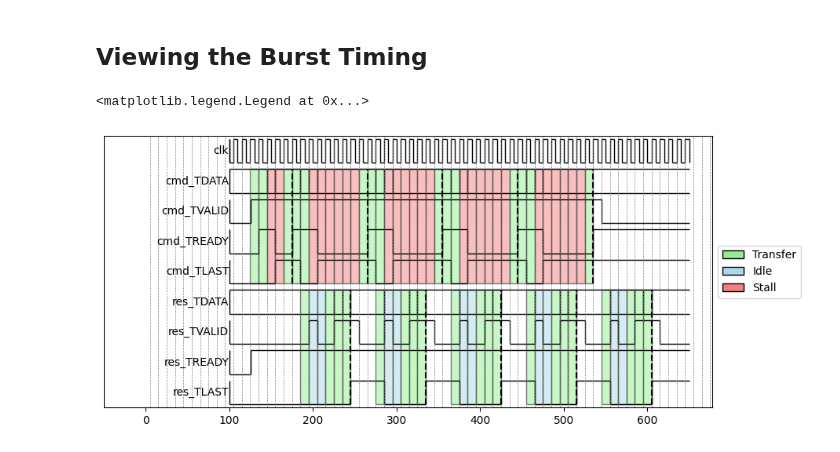
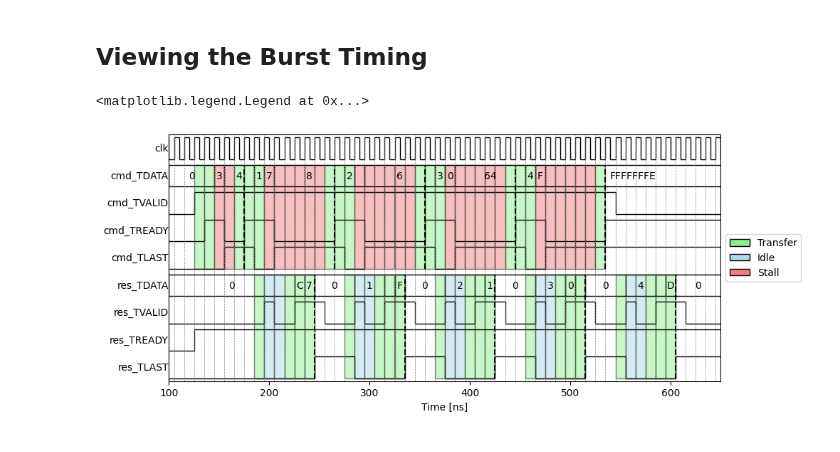
Before and after one commit to sdrangan/hwdesign, a Jupyter notebook: fifoif/python/view_axi_stream.ipynb, the cells around one changed output. Saved outputs shown, nothing was run; the diff lists cells and outputs as text; code cells hidden in the pictures.

```diff
--- a/fifoif/python/view_axi_stream.ipynb
+++ b/fifoif/python/view_axi_stream.ipynb
@@ -177,8 +177,9 @@ import matplotlib.patches as patches
 from matplotlib.patches import Patch
 
 trange = [100,650]
-ax = td.plot_signals(add_clk_grid=True, left_border=150, trange=trange,
-                     text_mode='never')
+ax = td.plot_signals(add_clk_grid=True, trange=trange,
+                text_scale_factor=4000, text_mode='auto')
+_ = ax.set_xlabel('Time [ns]')
 
 for axis in ['cmd', 'res']:
 
@@ -207,33 +208,33 @@ for axis in ['cmd', 'res']:
             elif beat_type == 1:  # idle. Color region in light gray
                 color = 'lightblue'
             elif beat_type == 2:  # stall. Color region in light coral
                 color = 'lightcoral'
             t0 = tstart + (i-1) * clk_period
             t1 = tstart + i * clk_period
 
-            ytop = vw.ytop[tdat_name]
-            ybot = vw.ybot[tlast_name]
+            ytop = td.ytop[tdat_name]
+            ybot = td.ybot[tlast_name]
 
             # Draw a shaded region for the beat
             rect = patches.Rectangle(xy=(t0, ybot), width=(t1 - t0), height=(ytop - ybot),
                             linewidth=1,
                             edgecolor='black',
                             facecolor=color,
                             alpha=0.5)  # alpha controls shading
 
             ax.add_patch(rect)
 
         # Draw a vertical line at the end of the burst
         tend = tstart + (nbeats-1) * clk_period
         ax.plot([tend, tend], [ybot, ytop], color='black', linestyle='--')
 
 # Add legend
 legend_elements = [
     Patch(facecolor='lightgreen', edgecolor='black', label='Transfer'),
     Patch(facecolor='lightblue', edgecolor='black', label='Idle'),
     Patch(facecolor='lightcoral', edgecolor='black', label='Stall')
 ]
 ax.legend(handles=legend_elements, loc='center left', bbox_to_anchor=(1, 0.5))
 # %% [output]
 <matplotlib.legend.Legend at 0x...>
-[figure, old version]
+[figure, new version]
```
Also changed, not shown: parts of 2 cells of this notebook.
